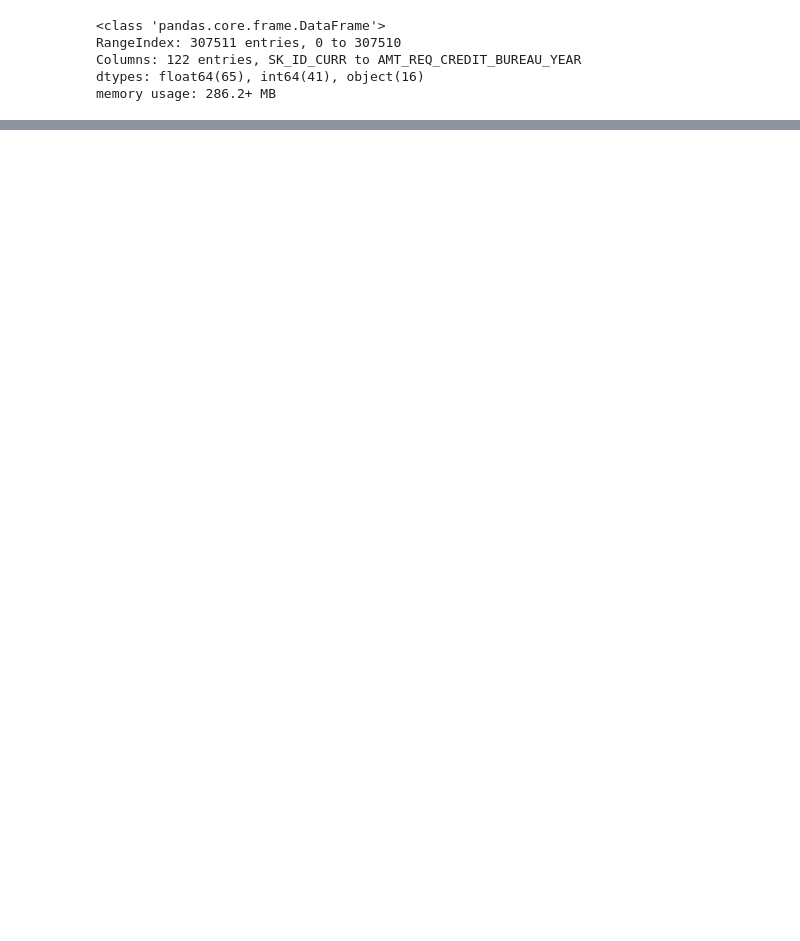
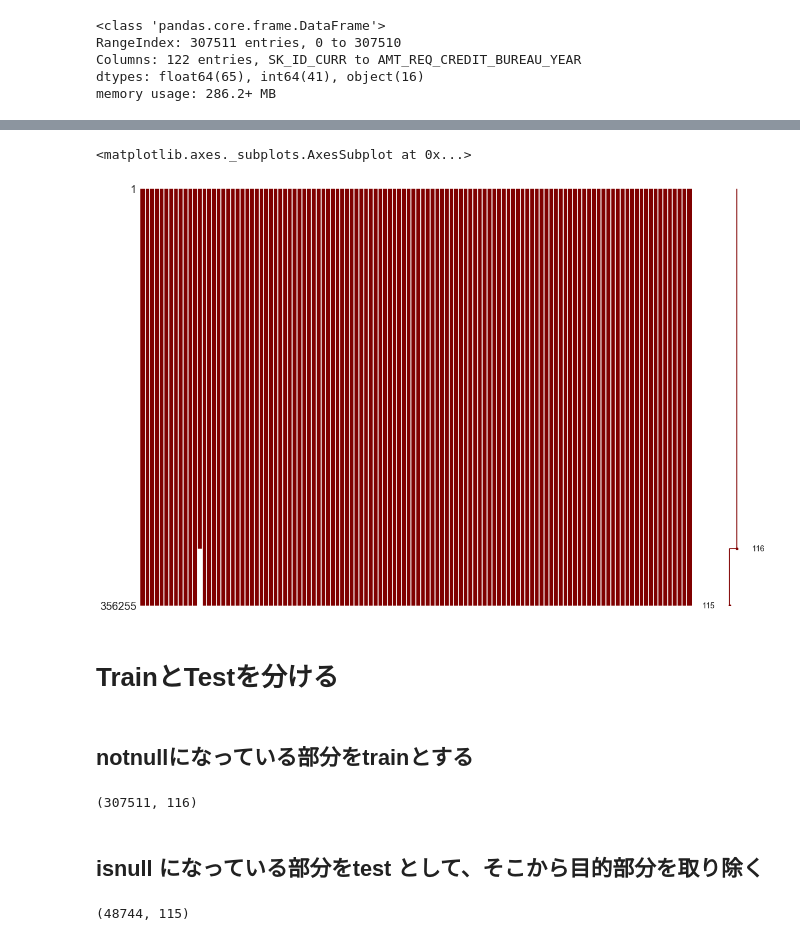
Before and after one commit to drkii/ML_From_Scratch, a Jupyter notebook: week3-EDA/EDA-6-kaggle-competition-eda.ipynb, the cells around one changed output, grey strips where cells are left out. Drawn from its saved outputs; the diff is of its cells as text; code cells hidden in the pictures; blank space fills up the shorter version.

```diff
--- a/week3-EDA/EDA-6-kaggle-competition-eda.ipynb
+++ b/week3-EDA/EDA-6-kaggle-competition-eda.ipynb
@@ -823,0 +358,5 @@ plt.grid(True)
+# %%
+r = [0, 0.005, 0.01, 0.015, 0.02, 0.025, 0.03, 0.035, 0.04, 0.045, 0.1]
+g = [0, 1, 2, 3, 4, 5, 6, 7, 8, 9]
+train_test2['REGION_POPULATION'] = pd.cut(train_test2['REGION_POPULATION_RELATIVE'], bins=r, labels=g)
+train_test2['REGION_POPULATION'].describe()
@@ -823,0 +386,3 @@ plt.grid(True)
+# %%
+train_test3 = train_test2[['SK_ID_CURR', 'CODE_GENDER', 'NAME_CONTRACT_TYPE', 'Cap_Adeq_Ratio', 'Acid_Ratio', 'Age_of_Completion', 'Years_Old', 'Years_Employed', 'Lifetime_employed_Ratio', 'Period_of_Payment', 'OCCUPATION_TYPE', 'ORGANIZATION_TYPE', 'NAME_INCOME_TYPE', 'REGION_POPULATION', 'REGION_RATING_CLIENT', 'REGION_RATING_CLIENT_W_CITY', 'EXT_SOURCE_1', 'EXT_SOURCE_2', 'EXT_SOURCE_3', 'TARGET']]
+train_test3.head()
@@ -823,0 +418,5 @@ plt.grid(True)
+# %%
+# to categorical feature
+cols = ['CODE_GENDER', 'NAME_CONTRACT_TYPE', 'OCCUPATION_TYPE', 'ORGANIZATION_TYPE', 'NAME_INCOME_TYPE', 'REGION_POPULATION', 'REGION_RATING_CLIENT', 'REGION_RATING_CLIENT_W_CITY' ]
+for c in cols:
+    train_test3[c] = train_test3[c].astype(str)
@@ -823,0 +441,17 @@ plt.grid(True)
+# %%
+#　カラムの中を見て２変数だったらラベルエンコーダーにして&それ以外はワンホットエンコーダーする構文
+
+from sklearn import preprocessing
+
+train_test3_encoded = train_test3
+le = preprocessing.LabelEncoder()
+for col in train_test3:
+   if train_test3[col].dtype == "object":
+       if len(list(train_test3[col].unique())) <= 2:
+           le.fit(train_test3[col])
+
+           train_test3_encoded[col] = le.transform(train_test3[col])
+
+train_test3_encoded = pd.get_dummies(train_test3_encoded)
+#return df_train_
+train_test3_encoded.head(10)
@@ -823,0 +476,22 @@ plt.grid(True)
+# %%
+import missingno as msno
+msno.matrix(df=train_test3_encoded, figsize=(20,14), color=(0.5,0,0))
+# %% [output]
+<matplotlib.axes._subplots.AxesSubplot at 0x...>
+[figure, added]
+# %% [markdown]
+# TrainとTestを分ける
+# %% [markdown]
+## notnullになっている部分をtrainとする
+# %%
+train = train_test3_encoded[train_test3_encoded['TARGET'].notnull()]
+train.shape
+# %% [output]
+(307511, 116)
+# %% [markdown]
+## isnull になっている部分をtest として、そこから目的部分を取り除く
+# %%
+test = train_test3_encoded[train_test3_encoded['TARGET'].isnull()].drop('TARGET', axis=1)
+test.shape
+# %% [output]
+(48744, 115)
```
Also changed, not shown: parts of 208 cells of this notebook.
